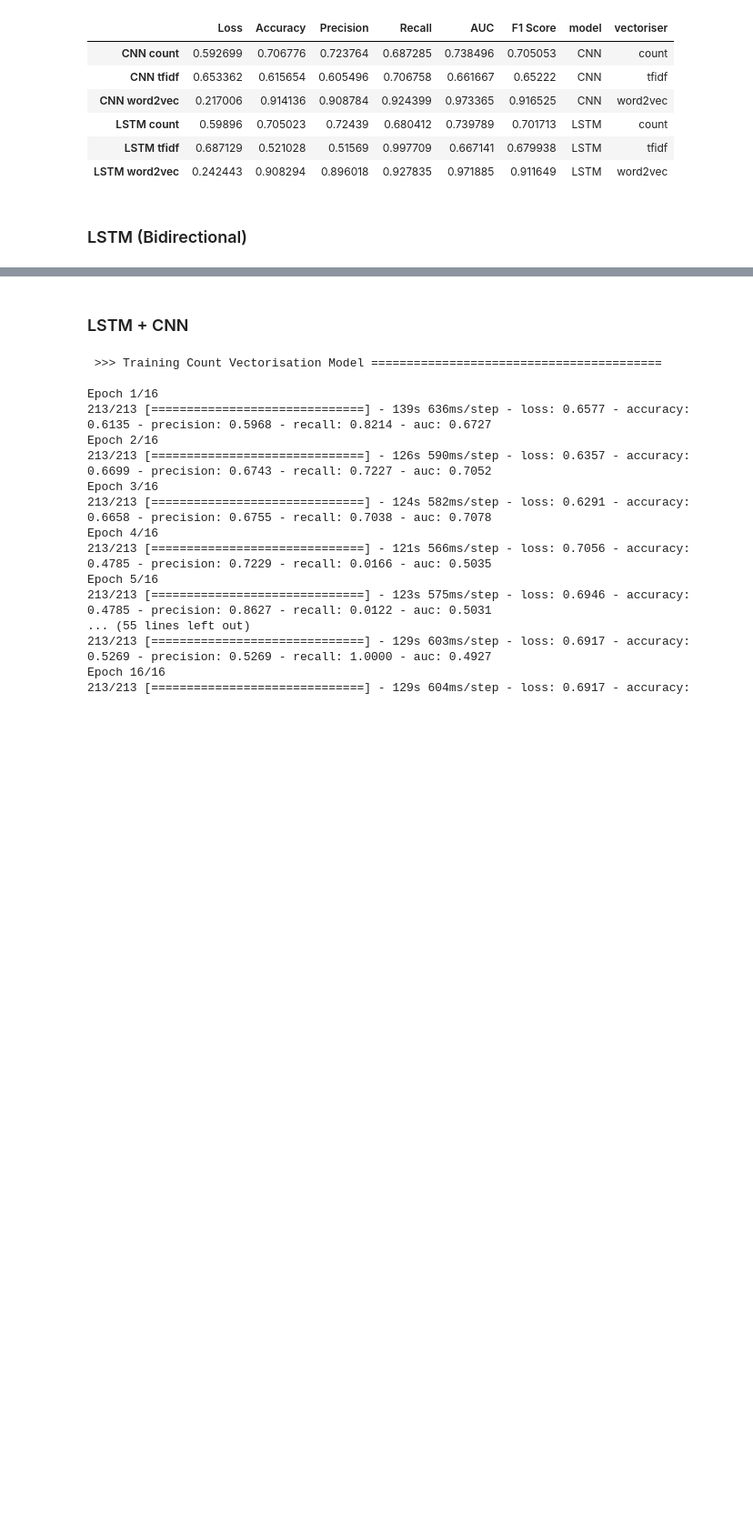
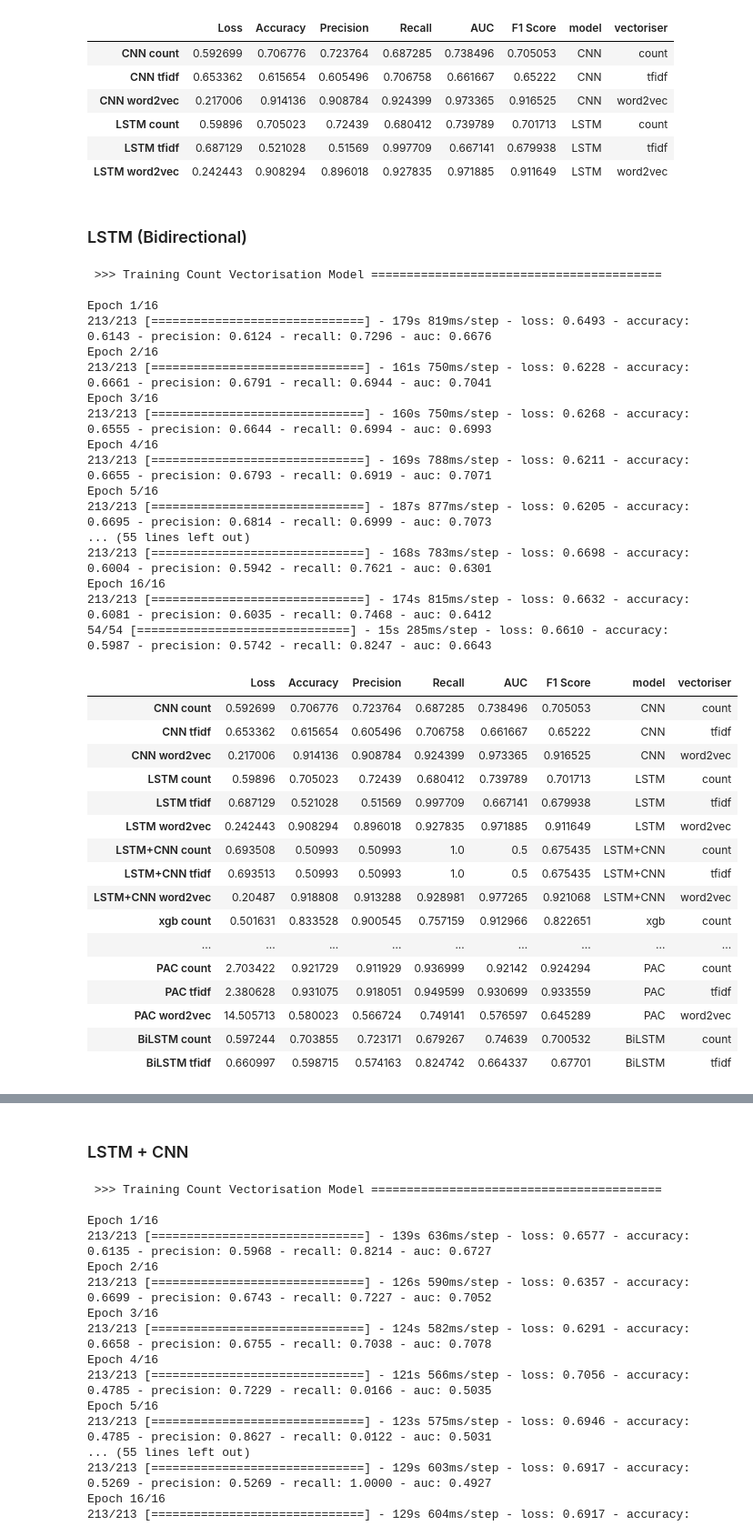
Before and after one commit to edologgerbird/BT4222_project, a Jupyter notebook: group13_BT4222.ipynb, the cells around one changed output, grey strips where cells are left out. Shown at 91% size. Cells and saved outputs as stored; diff of their text form; code cells hidden in the pictures; blank space fills up the shorter version.

```diff
--- a/group13_BT4222.ipynb
+++ b/group13_BT4222.ipynb
@@ -85,9 +85,6 @@ TRAIN_SIZE = 0.8
 #SETTINGS
 RANDOM_STATE = 42
 
-#DATASET
-TRAIN_SIZE = 0.8
-
 # WORD2VEC
 W2V_SIZE = 300
 W2V_WINDOW = 7
@@ -96,8 +93,7 @@ W2V_MIN_COUNT = 10
 
 # TENSORFLOW
 SEQUENCE_LENGTH = 300
-EPOCHS = 32
-BATCH_SIZE = 1024
+BATCH_SIZE = 128
 
 gc.collect()
 # %% [output]
@@ -801,13 +797,48 @@ Epoch 15/16
 ### LSTM (Bidirectional)
 # %%
 bilstm_vect_model = tf.keras.Sequential([
-    layers.Bidirectional(layers.LSTM(100, return_sequences=True, input_shape=(None,1))),
+    layers.Bidirectional(layers.LSTM(64, return_sequences=True, input_shape=(None,1))),
     layers.GlobalMaxPooling1D(),
     layers.Dense(10, activation='relu'),
     tf.keras.layers.Dense(1, activation='sigmoid')
 ])
 
-#get_deep_learning_results_vect(bilstm_vect_model, "BiLSTM")
+get_deep_learning_results_vect(bilstm_vect_model, "BiLSTM")
+# %% [output]
+ >>> Training Count Vectorisation Model =========================================
+
+Epoch 1/16
+213/213 [==============================] - 179s 819ms/step - loss: 0.6493 - accuracy: 0.6143 - precision: 0.6124 - recall: 0.7296 - auc: 0.6676
+Epoch 2/16
+213/213 [==============================] - 161s 750ms/step - loss: 0.6228 - accuracy: 0.6661 - precision: 0.6791 - recall: 0.6944 - auc: 0.7041
+Epoch 3/16
+213/213 [==============================] - 160s 750ms/step - loss: 0.6268 - accuracy: 0.6555 - precision: 0.6644 - recall: 0.6994 - auc: 0.6993
+Epoch 4/16
+213/213 [==============================] - 169s 788ms/step - loss: 0.6211 - accuracy: 0.6655 - precision: 0.6793 - recall: 0.6919 - auc: 0.7071
+Epoch 5/16
+213/213 [==============================] - 187s 877ms/step - loss: 0.6205 - accuracy: 0.6695 - precision: 0.6814 - recall: 0.6999 - auc: 0.7073
+... (55 lines left out)
+213/213 [==============================] - 168s 783ms/step - loss: 0.6698 - accuracy: 0.6004 - precision: 0.5942 - recall: 0.7621 - auc: 0.6301
+Epoch 16/16
+213/213 [==============================] - 174s 815ms/step - loss: 0.6632 - accuracy: 0.6081 - precision: 0.6035 - recall: 0.7468 - auc: 0.6412
+54/54 [==============================] - 15s 285ms/step - loss: 0.6610 - accuracy: 0.5987 - precision: 0.5742 - recall: 0.8247 - auc: 0.6643
+|  | Loss | Accuracy | Precision | Recall | AUC | F1 Score | model | vectoriser |
+| CNN count | 0.592699 | 0.706776 | 0.723764 | 0.687285 | 0.738496 | 0.705053 | CNN | count |
+| CNN tfidf | 0.653362 | 0.615654 | 0.605496 | 0.706758 | 0.661667 | 0.65222 | CNN | tfidf |
+| CNN word2vec | 0.217006 | 0.914136 | 0.908784 | 0.924399 | 0.973365 | 0.916525 | CNN | word2vec |
+| LSTM count | 0.59896 | 0.705023 | 0.72439 | 0.680412 | 0.739789 | 0.701713 | LSTM | count |
+| LSTM tfidf | 0.687129 | 0.521028 | 0.51569 | 0.997709 | 0.667141 | 0.679938 | LSTM | tfidf |
+| LSTM word2vec | 0.242443 | 0.908294 | 0.896018 | 0.927835 | 0.971885 | 0.911649 | LSTM | word2vec |
+| LSTM+CNN count | 0.693508 | 0.50993 | 0.50993 | 1.0 | 0.5 | 0.675435 | LSTM+CNN | count |
+| LSTM+CNN tfidf | 0.693513 | 0.50993 | 0.50993 | 1.0 | 0.5 | 0.675435 | LSTM+CNN | tfidf |
+| LSTM+CNN word2vec | 0.20487 | 0.918808 | 0.913288 | 0.928981 | 0.977265 | 0.921068 | LSTM+CNN | word2vec |
+| xgb count | 0.501631 | 0.833528 | 0.900545 | 0.757159 | 0.912966 | 0.822651 | xgb | count |
+| ... | ... | ... | ... | ... | ... | ... | ... | ... |
+| PAC count | 2.703422 | 0.921729 | 0.911929 | 0.936999 | 0.92142 | 0.924294 | PAC | count |
+| PAC tfidf | 2.380628 | 0.931075 | 0.918051 | 0.949599 | 0.930699 | 0.933559 | PAC | tfidf |
+| PAC word2vec | 14.505713 | 0.580023 | 0.566724 | 0.749141 | 0.576597 | 0.645289 | PAC | word2vec |
+| BiLSTM count | 0.597244 | 0.703855 | 0.723171 | 0.679267 | 0.74639 | 0.700532 | BiLSTM | count |
+| BiLSTM tfidf | 0.660997 | 0.598715 | 0.574163 | 0.824742 | 0.664337 | 0.67701 | BiLSTM | tfidf |
 # %%
 bilstm_word2vec_model = tf.keras.Sequential([
     layers.Embedding(vocab_size, W2V_SIZE, weights=[embedding_matrix], input_length=SEQUENCE_LENGTH, trainable=False),
```
Also changed, not shown: parts of 2 cells of this notebook, 1 other file.
